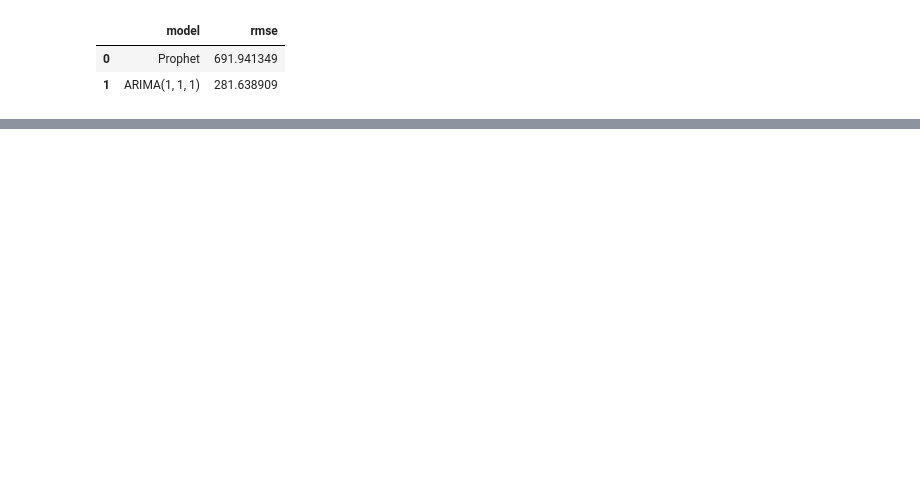
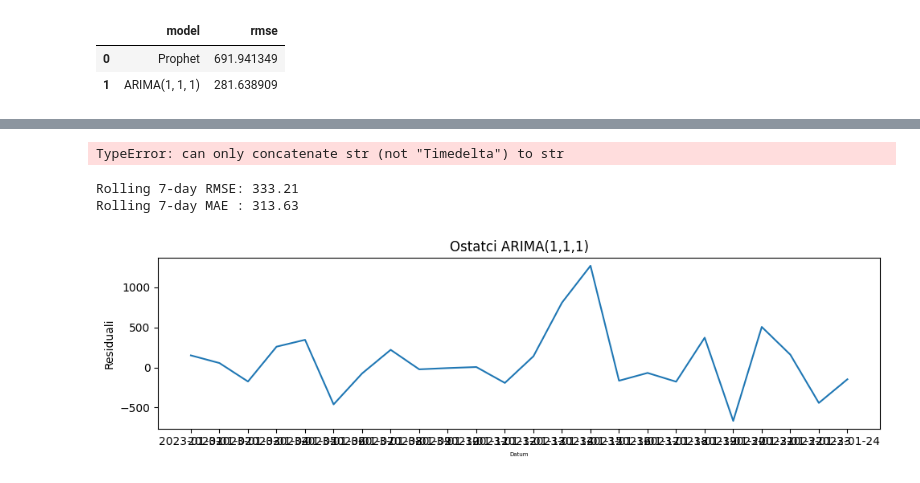
Before and after one commit to dejunga/predvidanje_potrosnje, a Jupyter notebook: notebooks/03_Modeling.ipynb, the cells around one changed output, grey strips where cells are left out. Drawn from its saved outputs; the diff is of its cells as text; code cells hidden in the pictures; blank space fills up the shorter version.

```diff
--- a/notebooks/03_Modeling.ipynb
+++ b/notebooks/03_Modeling.ipynb
@@ -64,0 +46,5 @@ Prophet RMSE: 691.94
+# %%
+# Train/valid split
+split = int(len(df) * 0.8)
+train, valid = df.iloc[:split], df.iloc[split:]
+print(f"Train: {len(train)} rows, Valid: {len(valid)} rows")
@@ -65,8 +72,12 @@ Prophet RMSE: 691.94
 # %%
-# primjer ARIMA(1,1,1)
-arima_order = (1, 1, 1)
-arima_model = sm.tsa.ARIMA(train['Potrošnja'], order=arima_order).fit()
+# ARIMA proof-of-concept
+order = (1,1,1)
+arima_model = sm.tsa.ARIMA(train['Potrošnja'], order=order).fit()
+pred_arima = arima_model.forecast(steps=len(valid))
+rmse_arima = np.sqrt(mean_squared_error(valid['Potrošnja'], pred_arima))
+
 print(arima_model.summary())
+print(f"ARIMA{order} RMSE: {rmse_arima:.2f}")
 # %% [output]
                                SARIMAX Results
 ==============================================================================
@@ -122,0 +109,62 @@ ModuleNotFoundError: No module named 'src'
+# %%
+from src.model import train_and_forecast_arima
+
+res = train_and_forecast_arima(train, order=order, periods=len(valid))
+mse = mean_squared_error(valid['Potrošnja'], res['forecast'])
+print("AIC:", res['aic'], "| RMSE:", np.sqrt(mse))
+display(res['forecast'].head())
+# %% [output]
+TypeError: can only concatenate str (not "Timedelta") to str
+# %%
+order    = (1,1,1)
+H        = 7
+min_train = 20
+
+rmse_list = []
+mae_list  = []
+
+for i in range(min_train, len(df) - H):
+    train_slice = df.iloc[:i]
+    true_slice  = df['Potrošnja'].iloc[i : i+H]
+
+    # forecast H steps
+    res   = train_and_forecast_arima(train_slice, order=order, periods=H)
+    pred  = res['forecast']
+
+    # align and compute errors
+    pred = pred.reindex(true_slice.index)  # sigurnost da su indeksi isti
+
+    rmse_list.append(
+        np.sqrt(np.mean((true_slice - pred) ** 2))
+    )
+    mae_list.append(
+        mean_absolute_error(true_slice, pred)
+    )
+
+rolling_rmse = np.mean(rmse_list)  # prosječni RMSE preko svih windows
+rolling_mae  = np.mean(mae_list)
+
+print(f"Rolling {H}-day RMSE: {rolling_rmse:.2f}")
+print(f"Rolling {H}-day MAE : {rolling_mae:.2f}")
+# %% [output]
+Rolling 7-day RMSE: 333.21
+Rolling 7-day MAE : 313.63
+# %%
+import matplotlib.pyplot as plt
+
+residuals = arima_model.resid
+
+plt.figure(figsize=(10,3))
+plt.plot(residuals)
+plt.title("Ostatci ARIMA(1,1,1)")
+plt.xlabel("Datum")
+plt.ylabel("Residuali")
+
+# reduce tick label size
+plt.tick_params(axis='x', labelsize=8, rotation=45)
+plt.tick_params(axis='y', labelsize=8)
+
+plt.tight_layout()
+plt.show()
+# %% [output]
+[figure, added]
```
Also changed, not shown: parts of 16 cells of this notebook, 10 other files.
